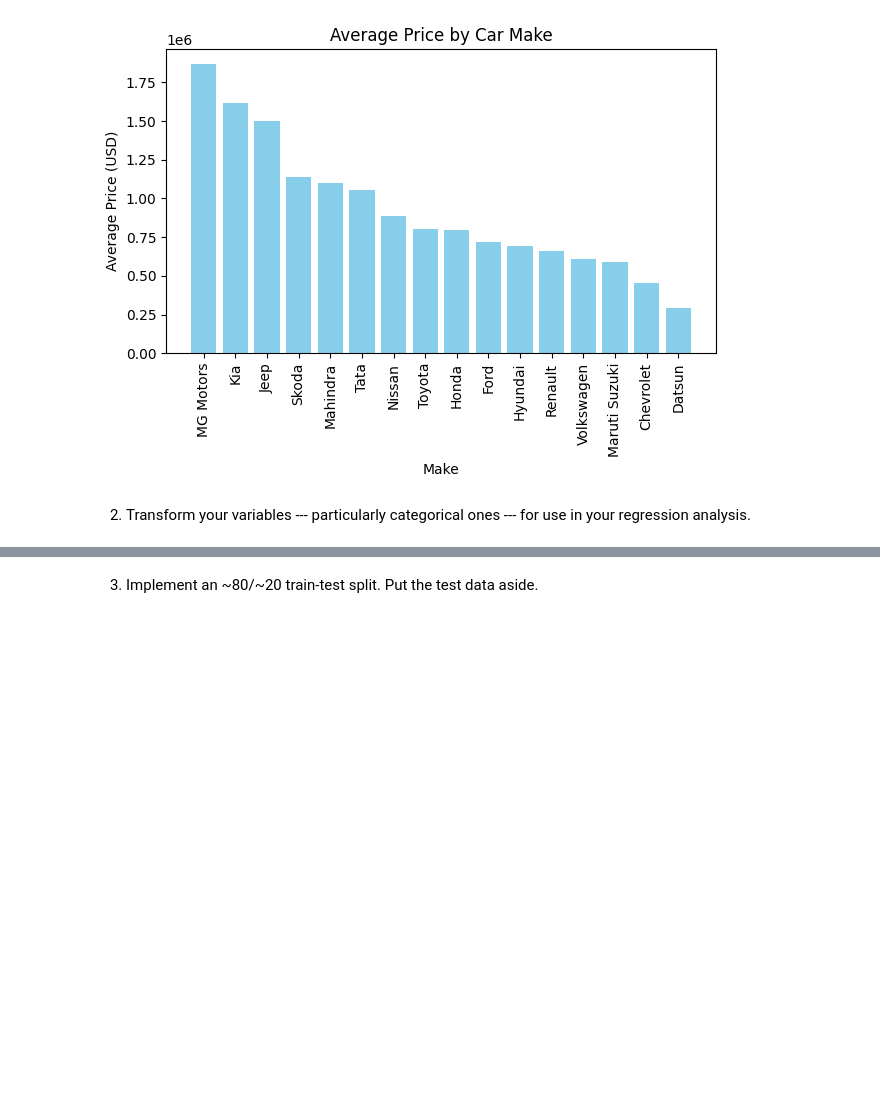
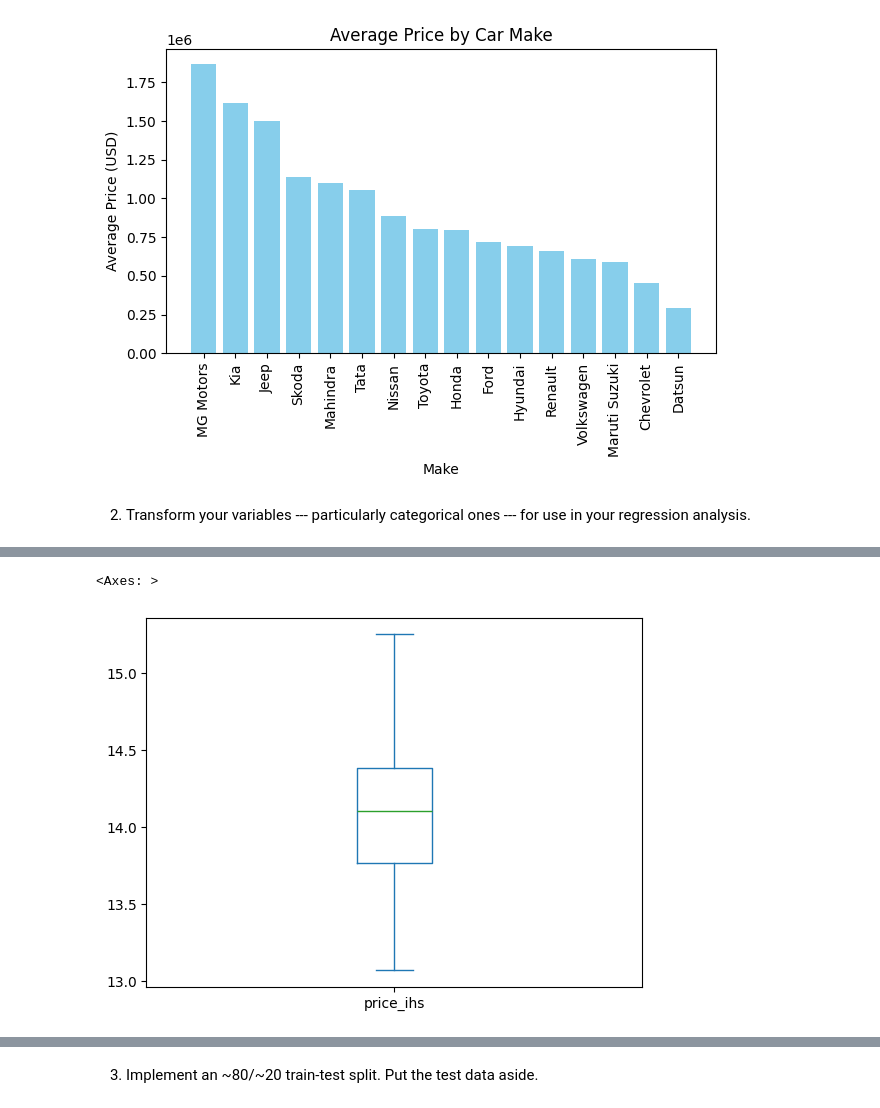
Before and after one commit to oak50/labs, a Jupyter notebook: 04_hedonic_pricing/lab4.ipynb, the cells around one changed output, grey strips where cells are left out. Cells and saved outputs as stored; diff of their text form; code cells hidden in the pictures; blank space fills up the shorter version.

```diff
--- a/04_hedonic_pricing/lab4.ipynb
+++ b/04_hedonic_pricing/lab4.ipynb
@@ -104,0 +136,7 @@ df['No_of_Owners'] = df['No_of_Owners'].str.replace(r'\D', '', regex=True)
+# %%
+
+df_transformed['price_ihs'].plot.box()
+# outliers removed
+# %% [output]
+<Axes: >
+[figure, added]
```
Also changed, not shown: parts of 9 cells of this notebook.
